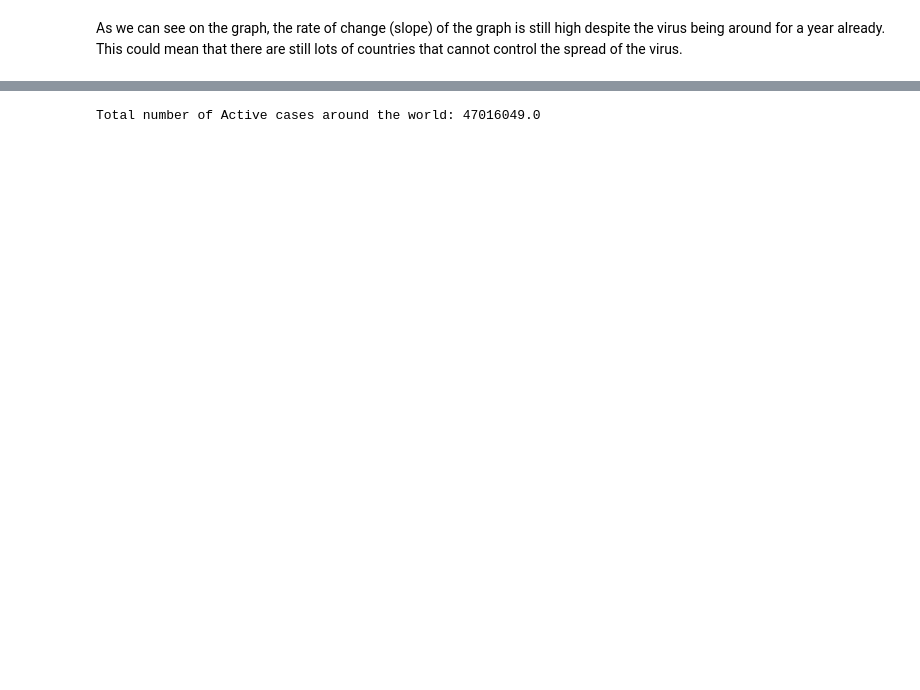
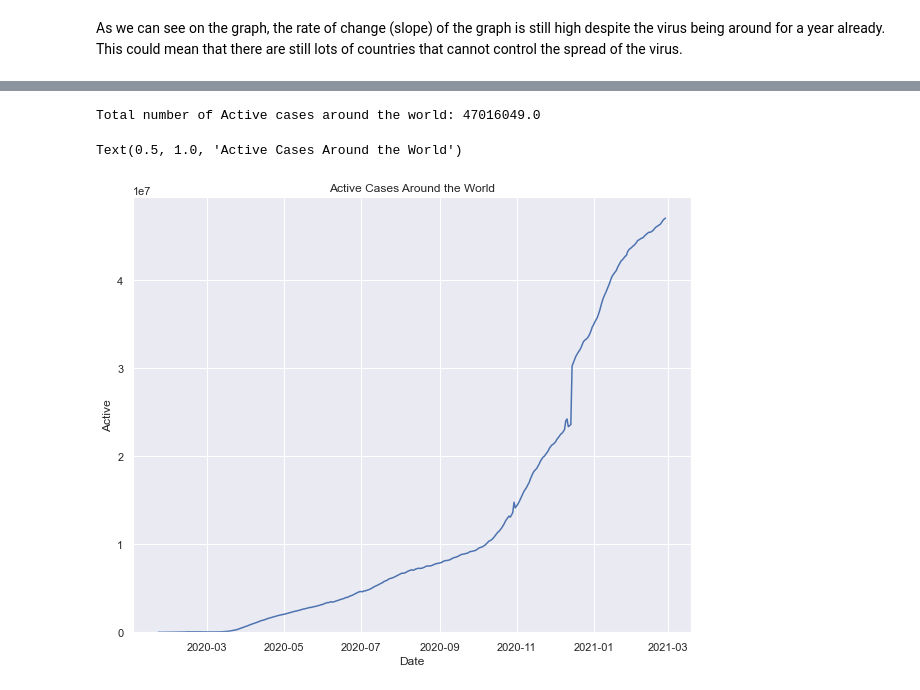
Before and after one commit to chezkacruz/lyrid-training, a Jupyter notebook: lyrid-training/tidy tuesdays 1/tidy tuesdays 1.ipynb, the cells around one changed output, grey strips where cells are left out. Cells and saved outputs as stored; diff of their text form; code cells hidden in the pictures; blank space fills up the shorter version.

```diff
--- a/lyrid-training/tidy tuesdays 1/tidy tuesdays 1.ipynb
+++ b/lyrid-training/tidy tuesdays 1/tidy tuesdays 1.ipynb
@@ -136,6 +147,16 @@ As we can see on the graph, the rate of change (slope) of the graph is still hig
 # %%
 # get total number of active cases
 groupdate["Active"] = groupdate["Confirmed"]-groupdate["Recovered"]-groupdate["Deaths"]
 print('Total number of Active cases around the world: %s' % groupdate["Active"].iloc[-1])
+
+#graph the data
+fig = sns.lineplot(data=groupdate["Active"], x=groupdate.index, y=groupdate["Active"])
+sns.set(rc={'figure.figsize':(10,8)})
+fig.set_ylabel("Active")
+fig.set_xlabel("Date")
+fig.set_ylim(ymin=0)
+fig.set_title("Active Cases Around the World")
 # %% [output]
 Total number of Active cases around the world: 47016049.0
+Text(0.5, 1.0, 'Active Cases Around the World')
+[figure, added]
```
Also changed, not shown: parts of 35 cells of this notebook.
